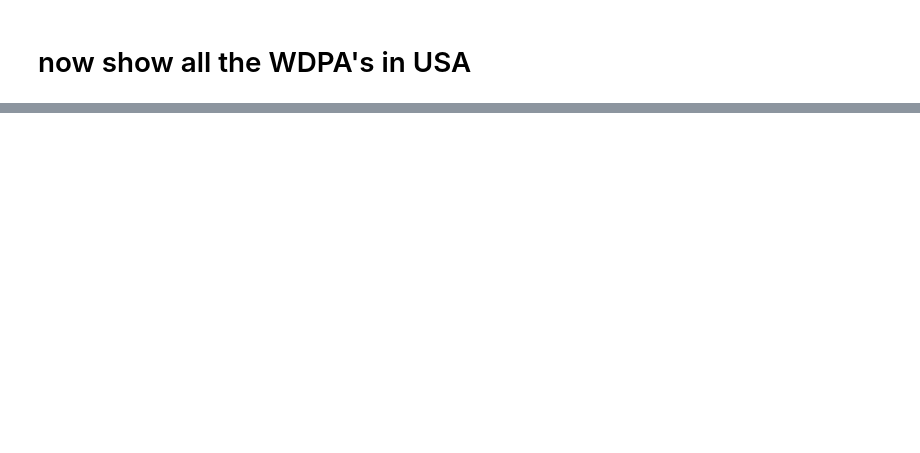
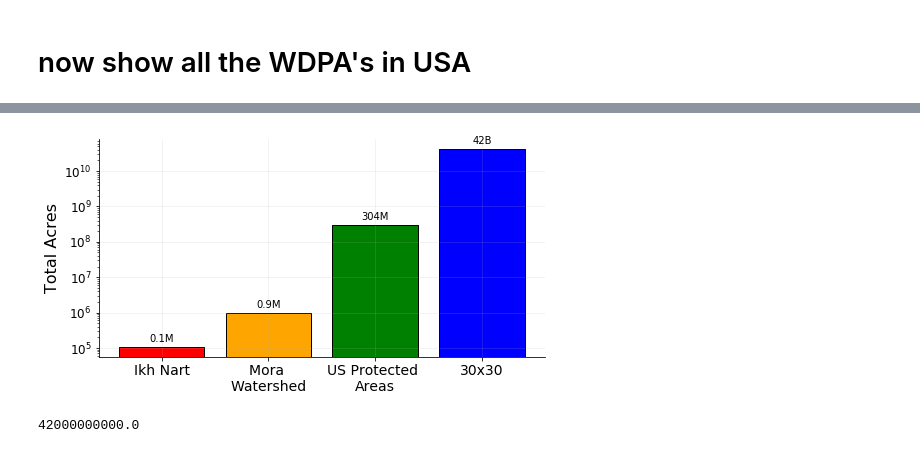
Before and after one commit to csp-inc/ikhnart, a Jupyter notebook: Mapping.ipynb, the cells around one changed output, grey strips where cells are left out. Saved outputs shown, nothing was run; the diff lists cells and outputs as text; code cells hidden in the pictures; blank space fills up the shorter version.

```diff
--- a/Mapping.ipynb
+++ b/Mapping.ipynb
@@ -146,0 +213,39 @@ cont_us.to_file('data/json/wdpa_contiguous_usa.json', driver='GeoJSON')
+# %%
+#make a bar chart of total acres to analyze
+import numpy as np
+ikhnart_area = 108083
+mora_area = 954419
+us_area = 304500000
+earth_area = 126000000000
+global_area = earth_area/3
+
+data = np.array([ikhnart_area, mora_area, us_area, global_area])
+r = np.arange(len(data))
+width = 0.35
+labels= ['Ikh Nart', 'Mora \nWatershed', 'US Protected \nAreas', '30x30']
+f, ax = plt.subplots(1,1,figsize=(8,4))
+bars = ax.bar(r,data,edgecolor='black', color=['red', 'orange', 'green', 'blue'])
+ax.set_xticks(r)
+ax.set_xticklabels(labels, fontsize=14)
+ax.spines['right'].set_visible(False)
+ax.spines['top'].set_visible(False)
+ax.set_yscale('log')
+ax.grid(alpha=0.2)
+ax.set_ylabel('Total Acres', fontsize=16)
+ax.tick_params(axis='y',labelsize=12)
+numbers = ['0.1M', '0.9M', '304M', '42B']
+for i in range(len(bars)):
+    height = bars[i].get_height()
+    ax.annotate('%s'%numbers[i].format(height),\
+               xy = (bars[i].get_x()+ bars[i].get_width()/2, height),\
+               xytext=(0,3),\
+               textcoords='offset points', ha='center', va='bottom')
+ax.patch.set_facecolor('white')
+ax.patch.set_alpha(0.5)
+f.savefig('out/scaling.png', dpi=200, transparent=True)
+# %% [output]
+[figure, added]
+# %%
+global_area
+# %% [output]
+42000000000.0
```
Also changed, not shown: parts of 14 cells of this notebook, 3 other files.
